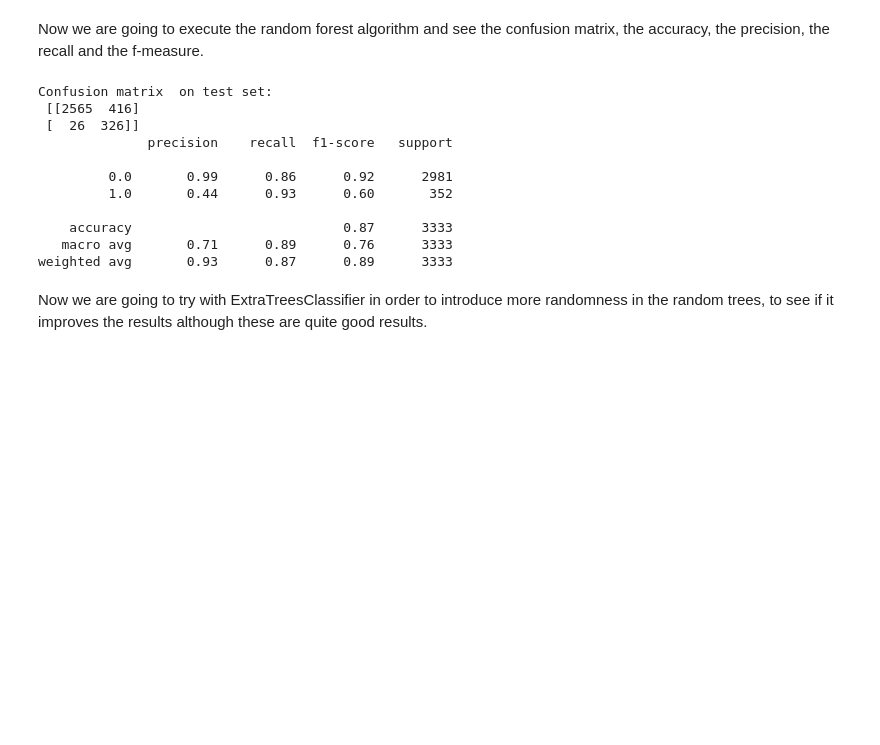
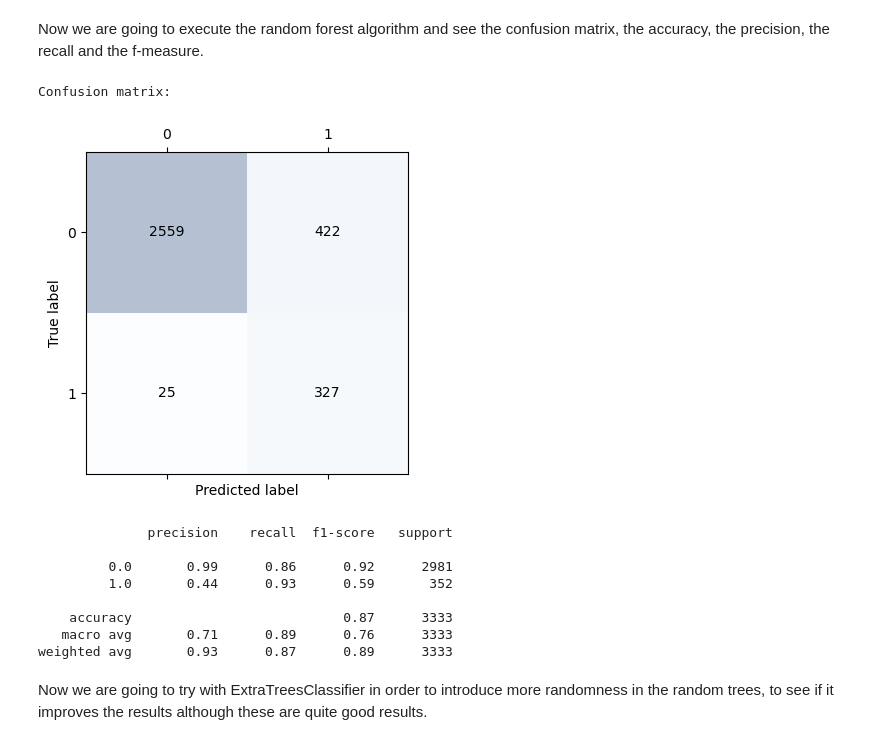
Before and after one commit to latorware/PortugalBankMarketingCampaign-MD, a Jupyter notebook: Scripts/MetalearningMethods.ipynb, the cells around one changed output. Saved outputs shown, nothing was run; the diff lists cells and outputs as text; code cells hidden in the pictures; blank space fills up the shorter version.

Commit message:
Changes the prints

```diff
--- a/Scripts/MetalearningMethods.ipynb
+++ b/Scripts/MetalearningMethods.ipynb
@@ -237,28 +237,38 @@ Now we are going to execute the random forest algorithm and see the confusion ma
 # %%
 from sklearn.ensemble import RandomForestClassifier
 from sklearn.metrics import confusion_matrix
 from statsmodels.stats.proportion import proportion_confint
 import matplotlib.pyplot as plt
 
 rfc = RandomForestClassifier(n_estimators=250)
 rfc.fit(X_train, y_train)
 pred = rfc.predict(X_test)
 
+#print the confusion matrix
+confmat = confusion_matrix(y_test, pred)
+fig, ax = plt.subplots(figsize=(4, 4))
+ax.matshow(confmat, cmap=plt.cm.Blues, alpha=0.3)
+for i in range(confmat.shape[0]):
+    for j in range(confmat.shape[1]):
+        ax.text(x=j, y=i, s=confmat[i, j], va='center', ha='center',fontsize=10)
+print("Confusion matrix:")
+plt.xlabel('Predicted label')
+plt.ylabel('True label')
+plt.tight_layout()
+plt.show()
 
-print("\nConfusion matrix  on test set:\n", sklearn.metrics.confusion_matrix(y_test, pred))
 print(sklearn.metrics.classification_report(y_test, pred))
 # %% [output]
-Confusion matrix  on test set:
- [[2565  416]
- [  26  326]]
-              precision    recall  f1-score   support
-
-         0.0       0.99      0.86      0.92      2981
-         1.0       0.44      0.93      0.60       352
-
-    accuracy                           0.87      3333
-   macro avg       0.71      0.89      0.76      3333
-weighted avg       0.93      0.87      0.89      3333
+Confusion matrix:
+[figure, added]
+              precision    recall  f1-score   support
+
+         0.0       0.99      0.86      0.92      2981
+         1.0       0.44      0.93      0.59       352
+
+    accuracy                           0.87      3333
+   macro avg       0.71      0.89      0.76      3333
+weighted avg       0.93      0.87      0.89      3333
 # %% [markdown]
 Now we are going to try with ExtraTreesClassifier in order to introduce more randomness in the random trees, to see if it improves the results although these are quite good results.
 # %%
```
Also changed, not shown: parts of 6 cells of this notebook.
